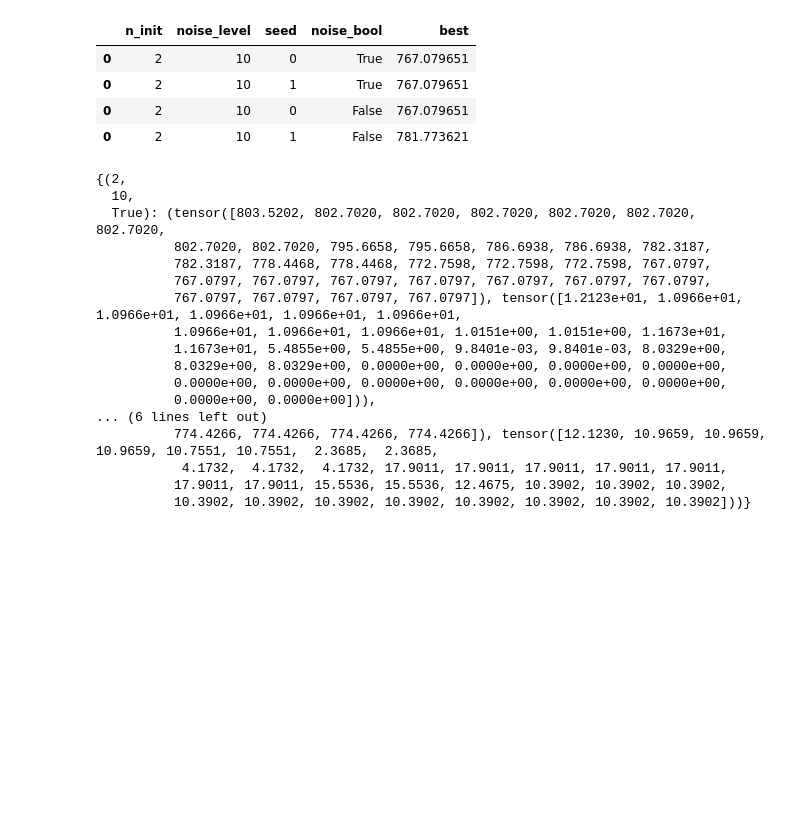
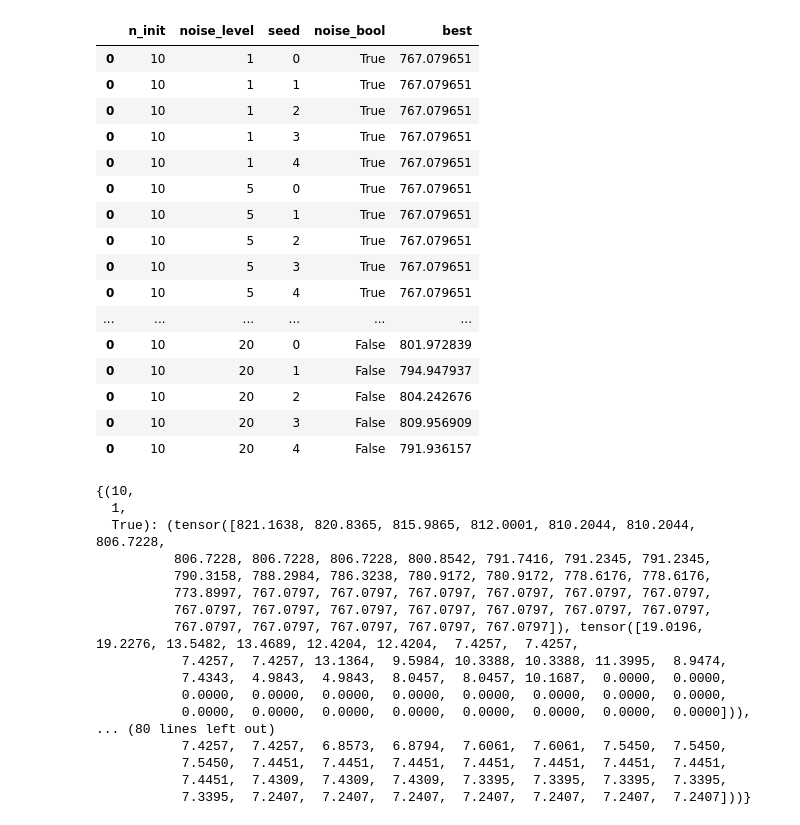
Before and after one commit to AC-BO-Hackathon/project-noisy-nerds, a Jupyter notebook: line_plot.ipynb, the cells around one changed output. Cells and saved outputs as stored; diff of their text form; code cells hidden in the pictures; blank space fills up the shorter version.

```diff
--- a/line_plot.ipynb
+++ b/line_plot.ipynb
@@ -3,61 +3,73 @@ import torch
 import pandas as pd
 from run_grid_experiments import run_grid_experiments
 # %%
-
-seeds = list(range(2))
-n_inits = [2]
-noise_levels = [10]
+seeds = list(range(5))
+# n_inits = [2, 4, 8, 10]
+n_inits = [10]
+noise_levels = [1, 5, 10, 20]
 noise_bools = [True, False]
 budget = 30
 
 sm_list = {}
 df = pd.DataFrame(columns=["n_init", "noise_level", "seed", "noise_bool", "best"])
 for noise_bool in noise_bools:
     for n_init in n_inits:
         for noise_level in noise_levels:
             sm_agg = torch.zeros((len(seeds), n_init+budget))
             for idx, seed in enumerate(seeds):
                 X, Y, Y_real, model = torch.load(f"results/Schwe_n_init_{n_init}_noiselvl_{noise_level}_budget_{budget}_seed_{seed}_noise_{noise_bool}.pt")
                 sliding_min = torch.zeros(Y.shape[0])
                 for i in range(Y_real.shape[0]):
                     sliding_min[i] = Y_real[:i+1].min().item()
 
                 sm_agg[idx] = sliding_min
                 sm = pd.Series(sliding_min.numpy())
 
                 df = pd.concat([df, pd.DataFrame({"n_init": [n_init], "noise_level": [noise_level], "seed": [seed], "noise_bool": [noise_bool],
                                                   "best": [sliding_min[-1].item()]})])
 
             sm_mean = sm_agg.mean(0)
             sm_std = sm_agg.std(0)
             sm_list[(n_init, noise_level, noise_bool)] = (sm_mean, sm_std)
 df
 # %% [output]
 |  | n_init | noise_level | seed | noise_bool | best |
-| 0 | 2 | 10 | 0 | True | 767.079651 |
-| 0 | 2 | 10 | 1 | True | 767.079651 |
-| 0 | 2 | 10 | 0 | False | 767.079651 |
-| 0 | 2 | 10 | 1 | False | 781.773621 |
+| 0 | 10 | 1 | 0 | True | 767.079651 |
+| 0 | 10 | 1 | 1 | True | 767.079651 |
+| 0 | 10 | 1 | 2 | True | 767.079651 |
+| 0 | 10 | 1 | 3 | True | 767.079651 |
+| 0 | 10 | 1 | 4 | True | 767.079651 |
+| 0 | 10 | 5 | 0 | True | 767.079651 |
+| 0 | 10 | 5 | 1 | True | 767.079651 |
+| 0 | 10 | 5 | 2 | True | 767.079651 |
+| 0 | 10 | 5 | 3 | True | 767.079651 |
+| 0 | 10 | 5 | 4 | True | 767.079651 |
+| ... | ... | ... | ... | ... | ... |
+| 0 | 10 | 20 | 0 | False | 801.972839 |
+| 0 | 10 | 20 | 1 | False | 794.947937 |
+| 0 | 10 | 20 | 2 | False | 804.242676 |
+| 0 | 10 | 20 | 3 | False | 809.956909 |
+| 0 | 10 | 20 | 4 | False | 791.936157 |
 # %%
 sm_list
 # %% [output]
-{(2,
-  10,
-  True): (tensor([803.5202, 802.7020, 802.7020, 802.7020, 802.7020, 802.7020, 802.7020,
-          802.7020, 802.7020, 795.6658, 795.6658, 786.6938, 786.6938, 782.3187,
-          782.3187, 778.4468, 778.4468, 772.7598, 772.7598, 772.7598, 767.0797,
+{(10,
+  1,
+  True): (tensor([821.1638, 820.8365, 815.9865, 812.0001, 810.2044, 810.2044, 806.7228,
+          806.7228, 806.7228, 806.7228, 800.8542, 791.7416, 791.2345, 791.2345,
+          790.3158, 788.2984, 786.3238, 780.9172, 780.9172, 778.6176, 778.6176,
+          773.8997, 767.0797, 767.0797, 767.0797, 767.0797, 767.0797, 767.0797,
           767.0797, 767.0797, 767.0797, 767.0797, 767.0797, 767.0797, 767.0797,
-          767.0797, 767.0797, 767.0797, 767.0797]), tensor([1.2123e+01, 1.0966e+01, 1.0966e+01, 1.0966e+01, 1.0966e+01, 1.0966e+01,
-          1.0966e+01, 1.0966e+01, 1.0966e+01, 1.0151e+00, 1.0151e+00, 1.1673e+01,
-          1.1673e+01, 5.4855e+00, 5.4855e+00, 9.8401e-03, 9.8401e-03, 8.0329e+00,
-          8.0329e+00, 8.0329e+00, 0.0000e+00, 0.0000e+00, 0.0000e+00, 0.0000e+00,
-          0.0000e+00, 0.0000e+00, 0.0000e+00, 0.0000e+00, 0.0000e+00, 0.0000e+00,
-          0.0000e+00, 0.0000e+00])),
-... (6 lines left out)
-          774.4266, 774.4266, 774.4266, 774.4266]), tensor([12.1230, 10.9659, 10.9659, 10.9659, 10.7551, 10.7551,  2.3685,  2.3685,
-           4.1732,  4.1732,  4.1732, 17.9011, 17.9011, 17.9011, 17.9011, 17.9011,
-          17.9011, 17.9011, 15.5536, 15.5536, 12.4675, 10.3902, 10.3902, 10.3902,
-          10.3902, 10.3902, 10.3902, 10.3902, 10.3902, 10.3902, 10.3902, 10.3902]))}
+          767.0797, 767.0797, 767.0797, 767.0797, 767.0797]), tensor([19.0196, 19.2276, 13.5482, 13.4689, 12.4204, 12.4204,  7.4257,  7.4257,
+           7.4257,  7.4257, 13.1364,  9.5984, 10.3388, 10.3388, 11.3995,  8.9474,
+           7.4343,  4.9843,  4.9843,  8.0457,  8.0457, 10.1687,  0.0000,  0.0000,
+           0.0000,  0.0000,  0.0000,  0.0000,  0.0000,  0.0000,  0.0000,  0.0000,
+           0.0000,  0.0000,  0.0000,  0.0000,  0.0000,  0.0000,  0.0000,  0.0000])),
+... (80 lines left out)
+           7.4257,  7.4257,  6.8573,  6.8794,  7.6061,  7.6061,  7.5450,  7.5450,
+           7.5450,  7.4451,  7.4451,  7.4451,  7.4451,  7.4451,  7.4451,  7.4451,
+           7.4451,  7.4309,  7.4309,  7.4309,  7.3395,  7.3395,  7.3395,  7.3395,
+           7.3395,  7.2407,  7.2407,  7.2407,  7.2407,  7.2407,  7.2407,  7.2407]))}
 # %%
 
 # slide_min line plot
```
Also changed, not shown: parts of 2 cells of this notebook, 1 other file.
